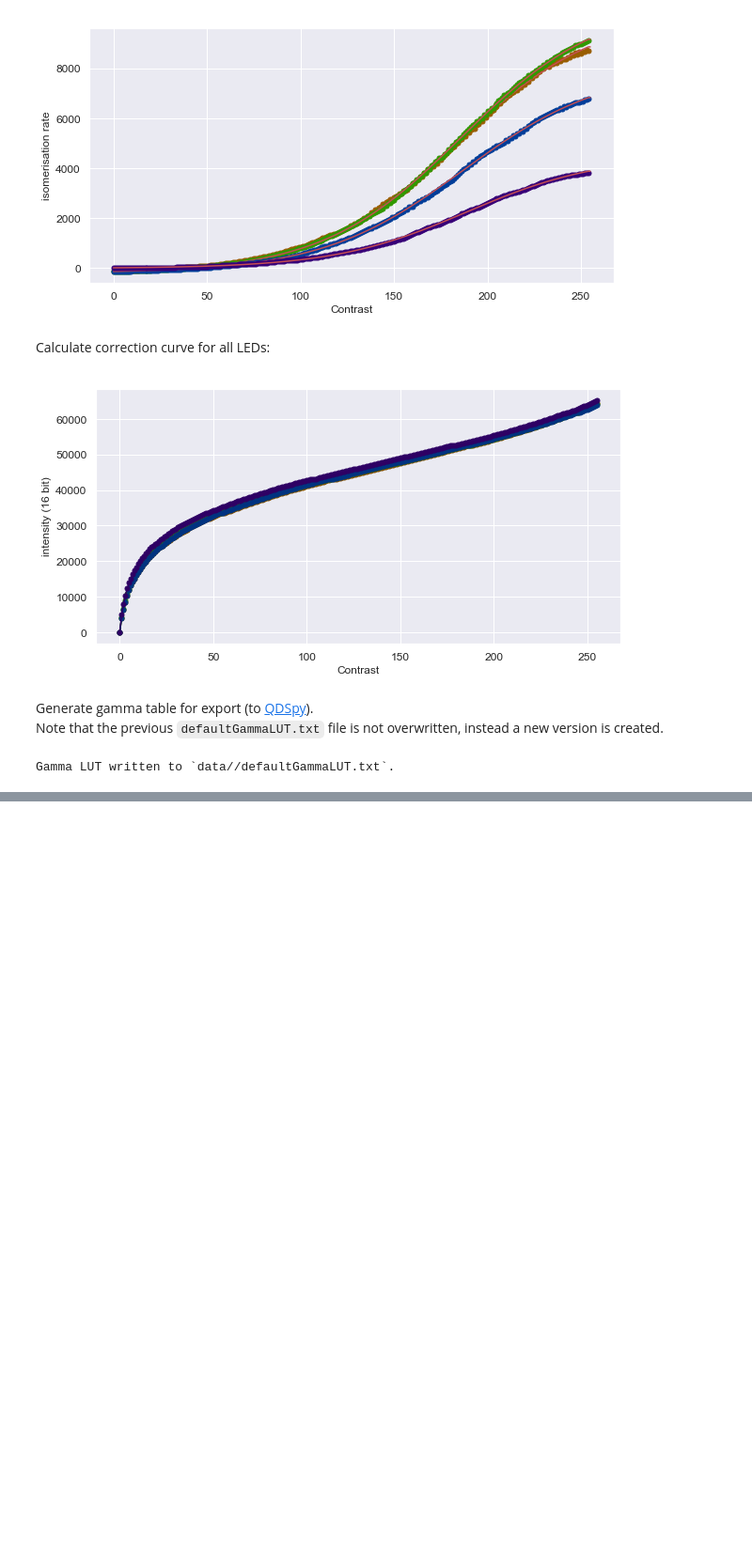
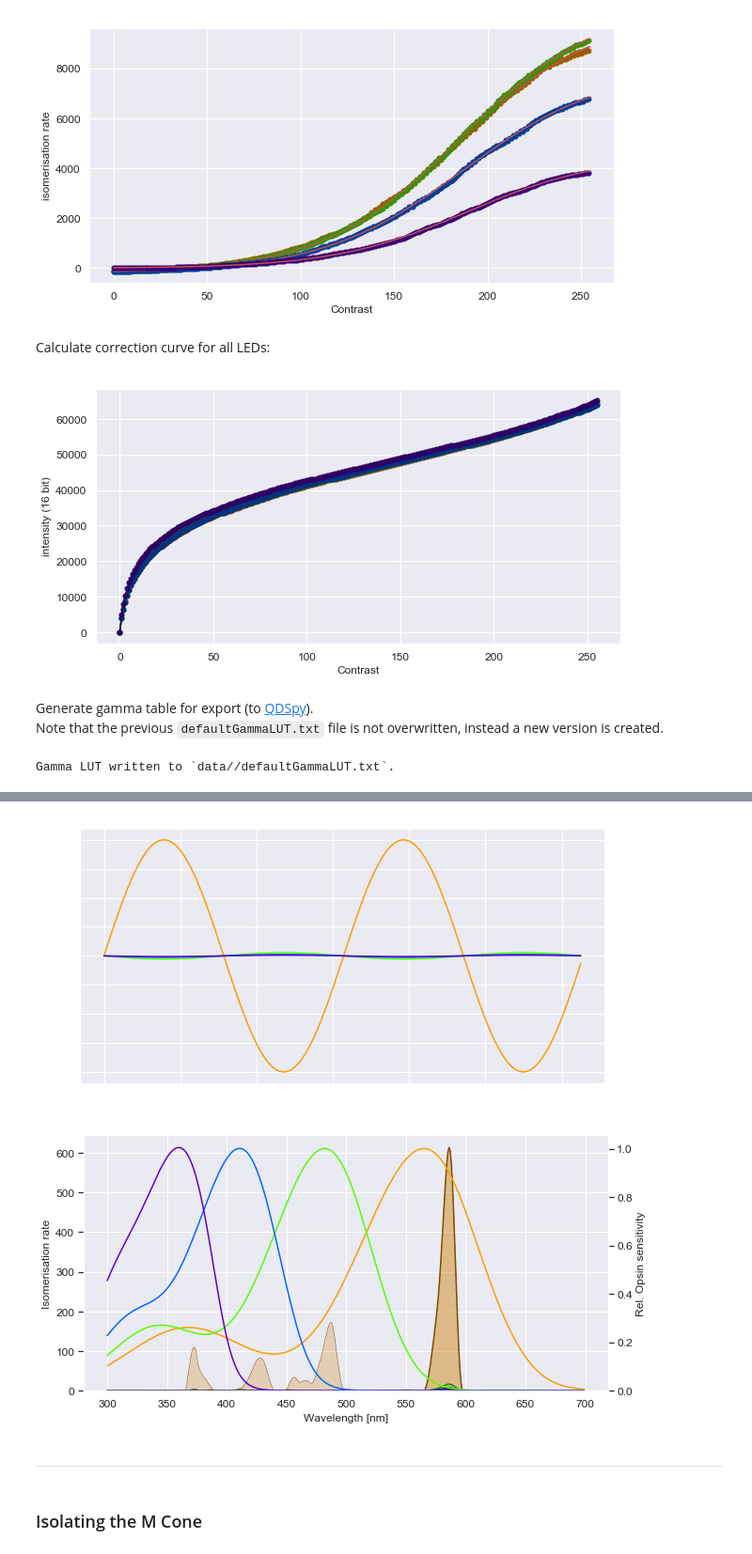
Before and after one commit to eulerlab/open-visual-stimulator, a Jupyter notebook: calibration_zebrafish/stimulator_calibration.ipynb, the cells around one changed output, grey strips where cells are left out. Shown at 94% size. Cells and saved outputs as stored; diff of their text form; code cells hidden in the pictures; blank space fills up the shorter version.

```diff
--- a/calibration_zebrafish/stimulator_calibration.ipynb
+++ b/calibration_zebrafish/stimulator_calibration.ipynb
@@ -847,0 +772,12 @@ Gamma LUT written to `data//defaultGammaLUT.txt`.
+# %%
+Sca = []
+for iLED, LED in enumerate(LEDs):
+    for effect in LED["effect_on_PR"]:
+        for iPR, PR in enumerate(PRs):
+            if PR["name"] == effect["PR_name"]:
+                Sca.append(format(effect["photoiso_rate_total"][-1]))
+
+SCA = np.zeros((4,4))
+for iLED in range (4):
+    for iCone in range(4):
+        SCA[iLED,iCone] = Sca[iLED*4+iCone]
@@ -847,0 +792,7 @@ Gamma LUT written to `data//defaultGammaLUT.txt`.
+# %%
+M_R = np.format_float_scientific(SCA[0,1] / SCA[0,0], precision=2, exp_digits=1)
+S_R = np.format_float_scientific(SCA[0,2] / SCA[0,0], precision=2, exp_digits=1)
+UV_R = np.format_float_scientific(SCA[0,3] / SCA[0,0], precision=2, exp_digits=1)
+print("Activation Ratio of M_opsin by Red LED = "+ str(M_R))
+print("Activation Ratio of S_opsin by Red LED = "+ str(S_R))
+print("Activation Ratio of UV_opsin by Red LED = "+ str(UV_R))
@@ -847,0 +807,57 @@ Gamma LUT written to `data//defaultGammaLUT.txt`.
+# %%
+colours = []
+for PR in PRs:
+    if len(PR["spect"]) > 0:
+        colour=spc.wavelength_to_rgb(PR["peak_nm"])
+    colours.append(colour)
+
+Yr = np.arange(0, 4*np.pi, 0.1);
+Arr = np.sin(Yr)
+Arg =  - Arr * float(M_R)
+Arb =  - Arr * float(S_R)
+Aru =  - Arr * float(UV_R)
+
+plt.plot(Yr,Arr,color=colours[0])
+plt.plot(Yr,Arg,color=colours[1])
+plt.plot(Yr,Arb,color=colours[2])
+plt.plot(Yr,Aru,color=colours[3])
+plt.xticks(color='w')
+plt.yticks(color='w')
+
+fig, ax1 = plt.subplots()
+ax2      = ax1.twinx()
+for PR in PRs:
+    if len(PR["spect"]) > 0:
+        ax2.plot(x_wavelen_nm, PR["spect"], color=spc.wavelength_to_rgb(PR["peak_nm"]), label=PR["name"])
+
+for LED in LEDs:
+    if LED["name"] == LED["name"]:
+        col_lo = spc.wavelength_to_rgb(565, darker=0.5)
+        col_hi = spc.wavelength_to_rgb(565, darker=0.8)
+        ax1.plot(x_wavelen_nm,LED["effect_on_PR"][0]["photoiso_rate"][-1], color=col_lo,
+                         label=LED["name"] +" on " +PR["name"], linewidth=0.5)
+        ax1.fill(x_wavelen_nm,LED["effect_on_PR"][0]["photoiso_rate"][-1], facecolor=col_hi, alpha=0.25)
+
+for LED in LEDs:
+    if LED["name"] == "Red_LED":
+        for effect in LED["effect_on_PR"]:
+            for iPR, PR in enumerate(PRs):
+                if PR["name"] == effect["PR_name"]:
+                    col_lo = spc.wavelength_to_rgb(PR["peak_nm"], darker=0.5)
+                    col_hi = spc.wavelength_to_rgb(PR["peak_nm"], darker=0.8)
+                    ax1.plot(x_wavelen_nm, effect["photoiso_rate"][-1], color=col_lo, linewidth=1.5)
+                    ax1.fill(x_wavelen_nm, effect["photoiso_rate"][-1], facecolor=col_hi, alpha=0.25)
+
+ax1.set_xlabel("Wavelength [nm]")
+ax1.set_ylabel("Isomerisation rate")
+ax2.set_ylabel("Rel. Opsin sensitivity")
+ax1.set_ylim(bottom=0)
+ax2.set_ylim(bottom=0)
+ax2.grid(False)
+# %% [output]
+[figure, added]
+[figure, added]
+# %% [markdown]
+***
+# %% [markdown]
+### Isolating the M Cone
```
Also changed, not shown: parts of 30 cells of this notebook, 6 other files.
